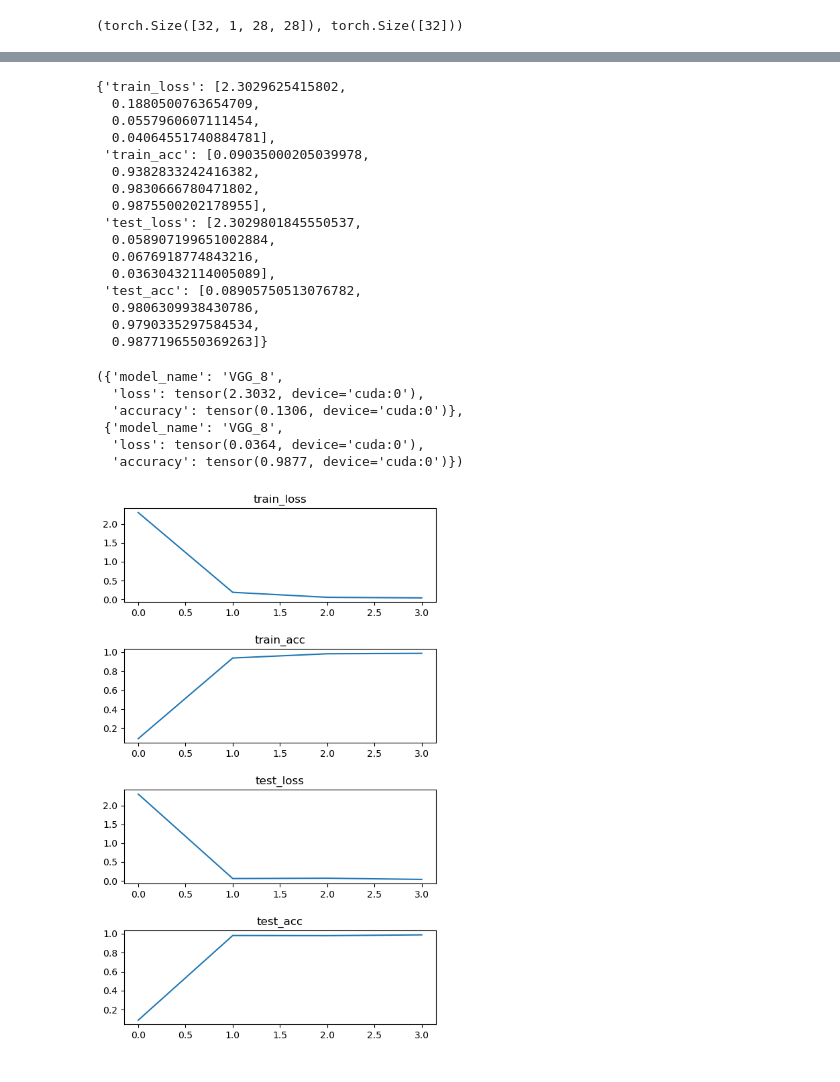
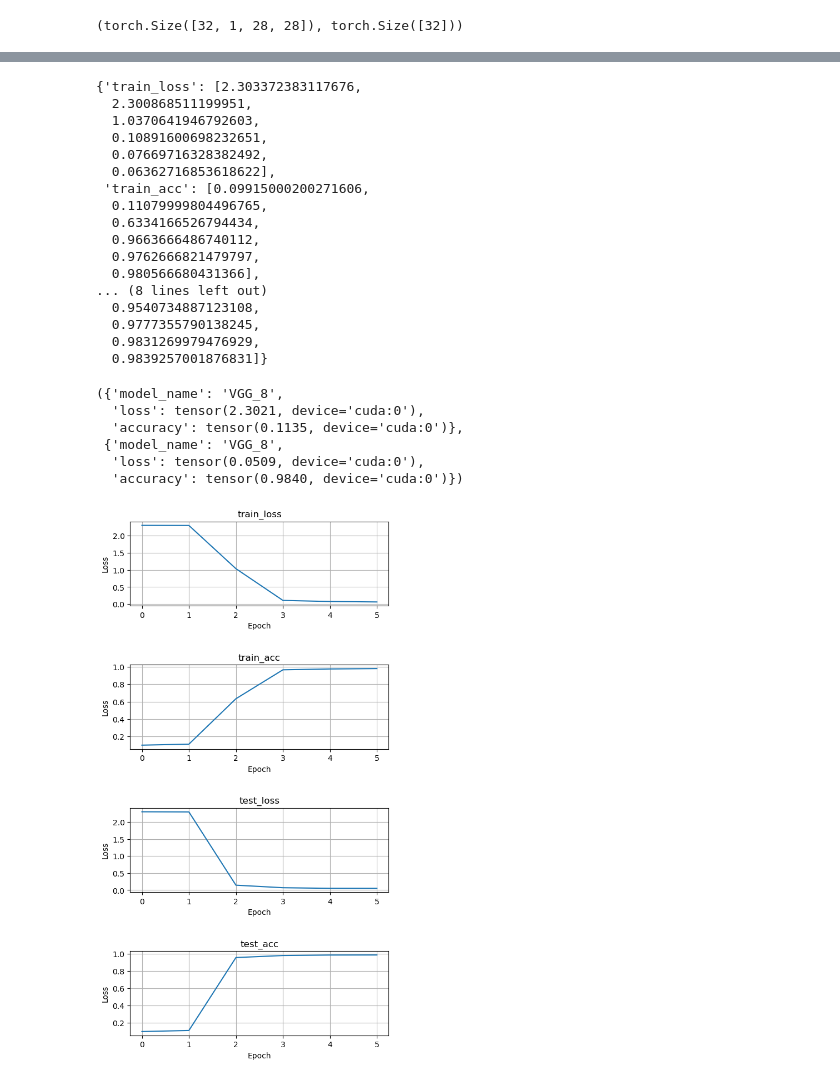
Before and after one commit to ng-daniel/mnist_convolutional_nn, a Jupyter notebook: conv_nn_MNIST.ipynb, the cells around one changed output, grey strips where cells are left out. Cells and saved outputs as stored; diff of their text form; code cells hidden in the pictures.

Commit message:
adjusting hyperparameters

```diff
--- a/conv_nn_MNIST.ipynb
+++ b/conv_nn_MNIST.ipynb
@@ -189,7 +192,7 @@ model = VGG_8(in_channels=1,
 
 loss_fn = torch.nn.CrossEntropyLoss().to(device)
 acc_fn = Accuracy(task='multiclass', num_classes=10).to(device)
-optimizer = torch.optim.Adam(params = model.parameters(), lr = 0.001)
+optimizer = torch.optim.SGD(params = model.parameters(), lr = 0.01)
 # %%
 def train_step(model,
                dataloader,
@@ -247,7 +250,7 @@ def test_step(model,
 from tqdm.auto import tqdm
 
 
-epochs = 3
+epochs = 5
 results = {
     "train_loss":[],
     "train_acc":[],
@@ -309,46 +324,52 @@ test_acc:0.9877196550369263
 # %%
 results
 # %% [output]
-{'train_loss': [2.3029625415802,
-  0.1880500763654709,
-  0.0557960607111454,
-  0.04064551740884781],
- 'train_acc': [0.09035000205039978,
-  0.9382833242416382,
-  0.9830666780471802,
-  0.9875500202178955],
- 'test_loss': [2.3029801845550537,
-  0.058907199651002884,
-  0.0676918774843216,
-  0.03630432114005089],
- 'test_acc': [0.08905750513076782,
-  0.9806309938430786,
-  0.9790335297584534,
-  0.9877196550369263]}
+{'train_loss': [2.303372383117676,
+  2.300868511199951,
+  1.0370641946792603,
+  0.10891600698232651,
+  0.07669716328382492,
+  0.06362716853618622],
+ 'train_acc': [0.09915000200271606,
+  0.11079999804496765,
+  0.6334166526794434,
+  0.9663666486740112,
+  0.9762666821479797,
+  0.980566680431366],
+... (8 lines left out)
+  0.9540734887123108,
+  0.9777355790138245,
+  0.9831269979476929,
+  0.9839257001876831]}
 # %%
 results_1 = evaluate_model(model, test_dataloader, loss_fn, acc_fn, device)
 results_0, results_1
 # %% [output]
 ({'model_name': 'VGG_8',
-  'loss': tensor(2.3032, device='cuda:0'),
-  'accuracy': tensor(0.1306, device='cuda:0')},
+  'loss': tensor(2.3021, device='cuda:0'),
+  'accuracy': tensor(0.1135, device='cuda:0')},
  {'model_name': 'VGG_8',
-  'loss': tensor(0.0364, device='cuda:0'),
-  'accuracy': tensor(0.9877, device='cuda:0')})
+  'loss': tensor(0.0509, device='cuda:0'),
+  'accuracy': tensor(0.9840, device='cuda:0')})
 # %%
 import matplotlib.pyplot as plt
 
-fig = plt.figure(figsize=(6,10))
+fig = plt.figure(figsize=(6,12))
 plt.subplots_adjust(wspace=3, hspace=0.5)
 
 i = 1
 for name in results:
   fig.add_subplot(4,1,i)
+  plt.grid()
   plt.title(name)
   plt.plot(results[name])
+  plt.xlabel("Epoch")
+  plt.ylabel("Loss")
   i+=1
+
+fig.subplots_adjust(hspace=0.7)
 # %% [output]
-[figure, old version]
+[figure, new version]
 # %%
 from sklearn.metrics import confusion_matrix
 from sklearn.metrics import ConfusionMatrixDisplay
```
Also changed, not shown: parts of 7 cells of this notebook, 6 other files.
